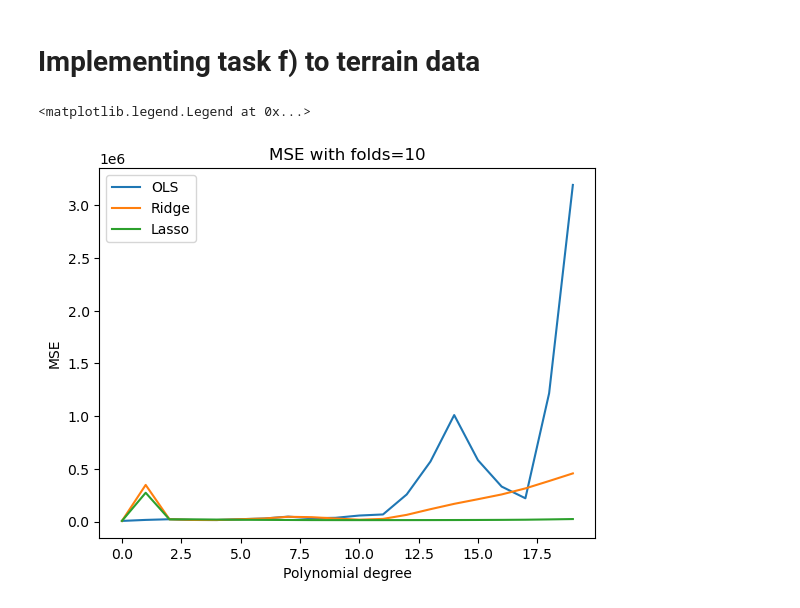
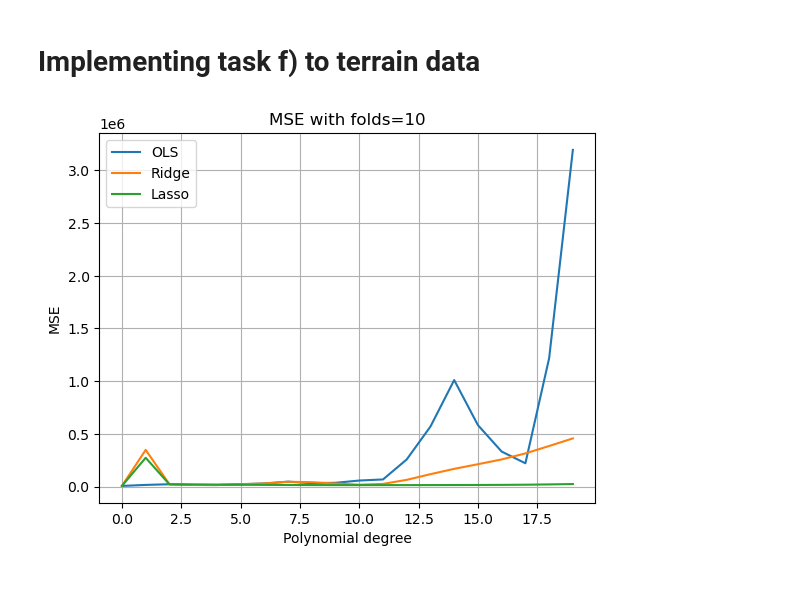
Before and after one commit to LassePladsen/FYS-STK3155-projects, a Jupyter notebook: project1/source_code/part_g_real_data.ipynb, the cells around one changed output. Drawn from its saved outputs; the diff is of its cells as text; code cells hidden in the pictures.

```diff
--- a/project1/source_code/part_g_real_data.ipynb
+++ b/project1/source_code/part_g_real_data.ipynb
@@ -585,7 +572,7 @@ def R2_score(y_actual, y_model):
     return 1 - np.sum((y_actual - y_model)**2) / np.sum((y_actual - np.mean(y_actual))**2)
 
 
-"""
+
 # Figure output directory
 RESULTS_DIR = Path("../results").resolve()
 FIGURES_DIR = RESULTS_DIR / "figures"
@@ -596,13 +583,13 @@ if not RESULTS_DIR.exists():
 
 if not FIGURES_DIR.exists():
     FIGURES_DIR.mkdir()
-"""
+
 
 # PARAMETERS
 N = 500  # number of data points
 maxdegree = 20  # max polynomial degree for plotting
 lmbda_vals = np.linspace(0.0001, 1, 50)
-noise_std = 1
+
 
 # Creates mesh of image pixels
 z = terrain[:N, :N]
@@ -642,6 +629,7 @@ for degree in degrees:
     X_train, X_test, z_train, z_test = train_test_split(X, z_flat, test_size=0.2)
 
     # Scale data
+    scaler = StandardScaler()
     scaler.fit(X_train)
     X_train_scaled = scaler.transform(X_train)
     X_test_scaled = scaler.transform(X_test)
@@ -839,6 +830,8 @@ n_bootstraps = 10  # no. bootstrap resamples
 # %%
 ######### BIAS-VARIANCE AS FUNCTION OF POLY. DEGREE #############
 
+# GLOBAL PARAMETERS
+n_bootstraps = 1  # no. bootstrap resamples
 
 # PARAMETERS
 N = 500  # number of data points
@@ -893,7 +886,7 @@ for degree in degrees:
         z_predict[:, i] = X_test_scaled @ beta
 
     # Store the MSE, bias, and variance
-    #mse_arr[degree] = MSE_bootstrap(z_test, z_predict)
+    mse_arr[degree] = MSE_bootstrap(z_test, z_predict)
     bias_arr[degree] = bias_bootstrap(z_test, z_predict)
     var_arr[degree] = variance_bootstrap(z_predict)
 
@@ -903,7 +896,7 @@ plt.plot(degrees, var_arr, label='Variance')
 plt.xlabel("Polynomial degree")
 plt.ylabel("Metric")
 plt.title(f"{N=}, {n_bootstraps=}")
-plt.xticks(range(0, degree_max, 2))
+#plt.xticks(range(0, degree_max, 2))
 plt.legend()
 #plt.savefig(FIGURES_DIR / "part_e_mse_polydeg.png")
 
@@ -959,6 +949,18 @@ x, y = np.meshgrid(x,y)
 x_flat = x.flatten()
 y_flat = y.flatten()
 z_flat = z.flatten()
+
+
+# Figure output directory
+RESULTS_DIR = Path("../results").resolve()
+FIGURES_DIR = RESULTS_DIR / "figures"
+
+# Create them if they dont exist
+if not RESULTS_DIR.exists():
+    RESULTS_DIR.mkdir()
+
+if not FIGURES_DIR.exists():
+    FIGURES_DIR.mkdir()
 
 
 
@@ -1195,33 +1197,33 @@ def Lasse_model(maxdergee, input_folds):
 # %%
 # Figure output directory
 #RESULTS_DIR = Path("../results").resolve()
 #FIGURES_DIR = RESULTS_DIR / "figures"
-"""
+
 # Create them if they dont exist
 if not RESULTS_DIR.exists():
     RESULTS_DIR.mkdir()
 
 if not FIGURES_DIR.exists():
     FIGURES_DIR.mkdir()
-"""
+
 input_folds = 10
 lamb = 0.0001 #lambda input for ridge regression
 maxdegree = 20
 degrees = np.arange(0, maxdegree, 1)
 
 test_OLS = OLS_model(maxdegree, input_folds)
 test_Ridge = Ridge_model(maxdegree, lamb, input_folds)
 test_Lasso = Lasse_model(maxdegree, input_folds)
 
 plt.plot(degrees, test_OLS, label="OLS")
 plt.plot(degrees, test_Ridge, label="Ridge")
 plt.plot(degrees, test_Lasso, label="Lasso")
 plt.title(f"MSE with folds={input_folds}")
 plt.xlabel("Polynomial degree")
 plt.ylabel("MSE")
+plt.grid()
 plt.legend()
 
-#plt.savefig(FIGURES_DIR / "part_f_MSE_allmethods.png")
+plt.savefig(FIGURES_DIR / "part_g_task_f_model.png")
 # %% [output]
-<matplotlib.legend.Legend at 0x...>
-[figure, old version]
+[figure, new version]
```
Also changed, not shown: parts of 15 cells of this notebook, 13 other files.
